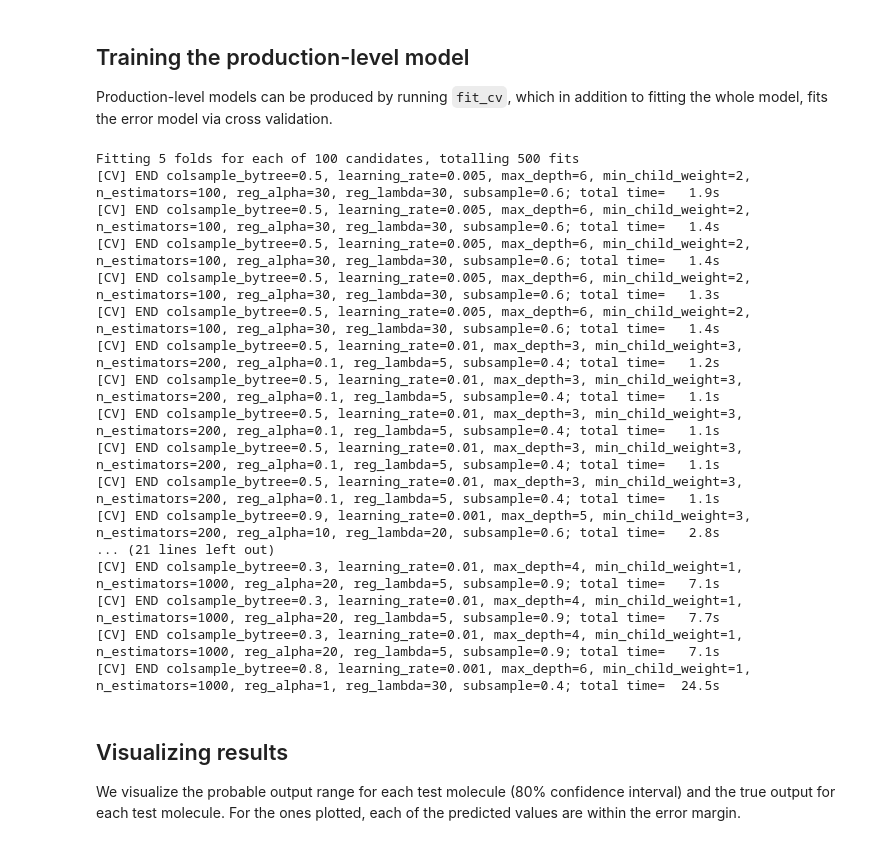
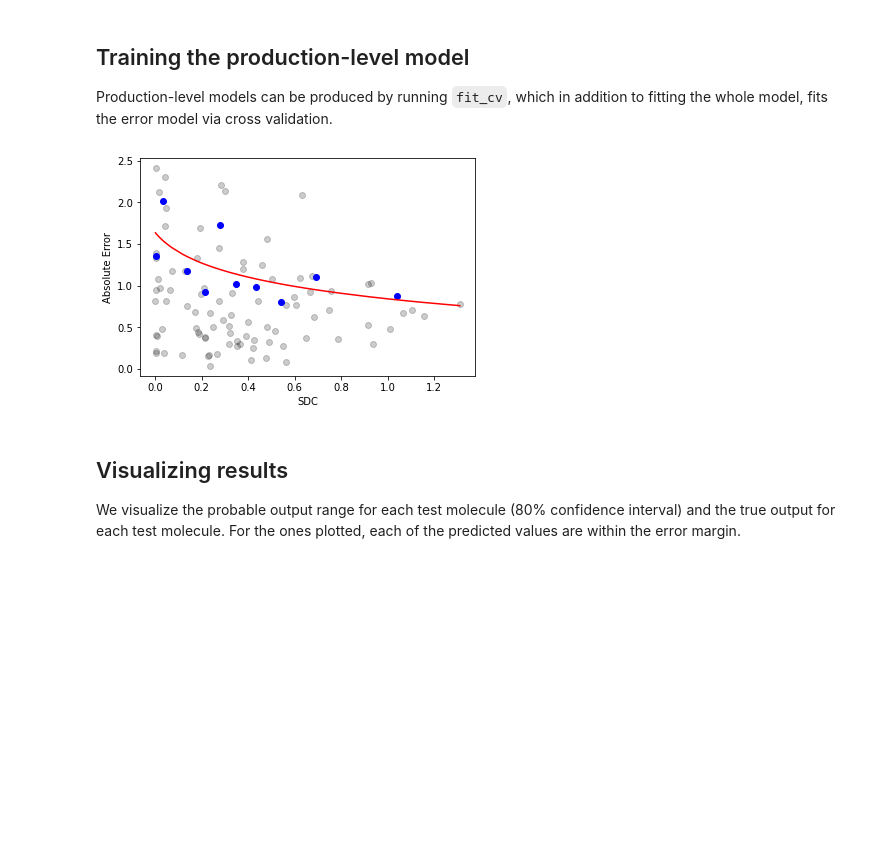
Before and after one commit to Oloren-AI/olorenchemengine, a Jupyter notebook: examples/2E_All_Together.ipynb, the cells around one changed output. Saved outputs shown, nothing was run; the diff lists cells and outputs as text; code cells hidden in the pictures; blank space fills up the shorter version.

Commit message:
2E check

````diff
--- a/examples/2E_All_Together.ipynb
+++ b/examples/2E_All_Together.ipynb
@@ -25,29 +25,18 @@ oce.save(bace_dataset, "bace_dataset.oce")
 
 Production-level models can be produced by running ```fit_cv```, which in addition to fitting the whole model, fits the error model via cross validation.
 # %%
+# Note this will take approx. 10 minutes to run
 bace_dataset = oce.load("bace_dataset.oce")
 
-model = oce.ZWK_XGBoostModel(oce.OlorenCheckpoint("default"))
-model.fit_cv(bace_dataset.train_dataset[0], bace_dataset.train_dataset[1], error_model = oce.SDC())
+model = oce.RandomForestModel(oce.OlorenCheckpoint("default"))
+# or for example model = oce.ZWK_XGBoostModel(oce.OlorenCheckpoint("default"))
+# which is often more accurate but much slower to train
+
+# windows needs to be smaller then the size of the validation dataset - 1
+model.fit_cv(bace_dataset.train_dataset[0], bace_dataset.train_dataset[1], error_model = oce.SDC(windows=5))
 oce.save(model, "bace_model.oce")
 # %% [output]
-Fitting 5 folds for each of 100 candidates, totalling 500 fits
-[CV] END colsample_bytree=0.5, learning_rate=0.005, max_depth=6, min_child_weight=2, n_estimators=100, reg_alpha=30, reg_lambda=30, subsample=0.6; total time=   1.9s
-[CV] END colsample_bytree=0.5, learning_rate=0.005, max_depth=6, min_child_weight=2, n_estimators=100, reg_alpha=30, reg_lambda=30, subsample=0.6; total time=   1.4s
-[CV] END colsample_bytree=0.5, learning_rate=0.005, max_depth=6, min_child_weight=2, n_estimators=100, reg_alpha=30, reg_lambda=30, subsample=0.6; total time=   1.4s
-[CV] END colsample_bytree=0.5, learning_rate=0.005, max_depth=6, min_child_weight=2, n_estimators=100, reg_alpha=30, reg_lambda=30, subsample=0.6; total time=   1.3s
-[CV] END colsample_bytree=0.5, learning_rate=0.005, max_depth=6, min_child_weight=2, n_estimators=100, reg_alpha=30, reg_lambda=30, subsample=0.6; total time=   1.4s
-[CV] END colsample_bytree=0.5, learning_rate=0.01, max_depth=3, min_child_weight=3, n_estimators=200, reg_alpha=0.1, reg_lambda=5, subsample=0.4; total time=   1.2s
-[CV] END colsample_bytree=0.5, learning_rate=0.01, max_depth=3, min_child_weight=3, n_estimators=200, reg_alpha=0.1, reg_lambda=5, subsample=0.4; total time=   1.1s
-[CV] END colsample_bytree=0.5, learning_rate=0.01, max_depth=3, min_child_weight=3, n_estimators=200, reg_alpha=0.1, reg_lambda=5, subsample=0.4; total time=   1.1s
-[CV] END colsample_bytree=0.5, learning_rate=0.01, max_depth=3, min_child_weight=3, n_estimators=200, reg_alpha=0.1, reg_lambda=5, subsample=0.4; total time=   1.1s
-[CV] END colsample_bytree=0.5, learning_rate=0.01, max_depth=3, min_child_weight=3, n_estimators=200, reg_alpha=0.1, reg_lambda=5, subsample=0.4; total time=   1.1s
-[CV] END colsample_bytree=0.9, learning_rate=0.001, max_depth=5, min_child_weight=3, n_estimators=200, reg_alpha=10, reg_lambda=20, subsample=0.6; total time=   2.8s
-... (21 lines left out)
-[CV] END colsample_bytree=0.3, learning_rate=0.01, max_depth=4, min_child_weight=1, n_estimators=1000, reg_alpha=20, reg_lambda=5, subsample=0.9; total time=   7.1s
-[CV] END colsample_bytree=0.3, learning_rate=0.01, max_depth=4, min_child_weight=1, n_estimators=1000, reg_alpha=20, reg_lambda=5, subsample=0.9; total time=   7.7s
-[CV] END colsample_bytree=0.3, learning_rate=0.01, max_depth=4, min_child_weight=1, n_estimators=1000, reg_alpha=20, reg_lambda=5, subsample=0.9; total time=   7.1s
-[CV] END colsample_bytree=0.8, learning_rate=0.001, max_depth=6, min_child_weight=1, n_estimators=1000, reg_alpha=1, reg_lambda=30, subsample=0.4; total time=  24.5s
+[figure, added]
 # %% [markdown]
 ## Visualizing results
 
````
Also changed, not shown: parts of 5 cells of this notebook, 1 other file.
